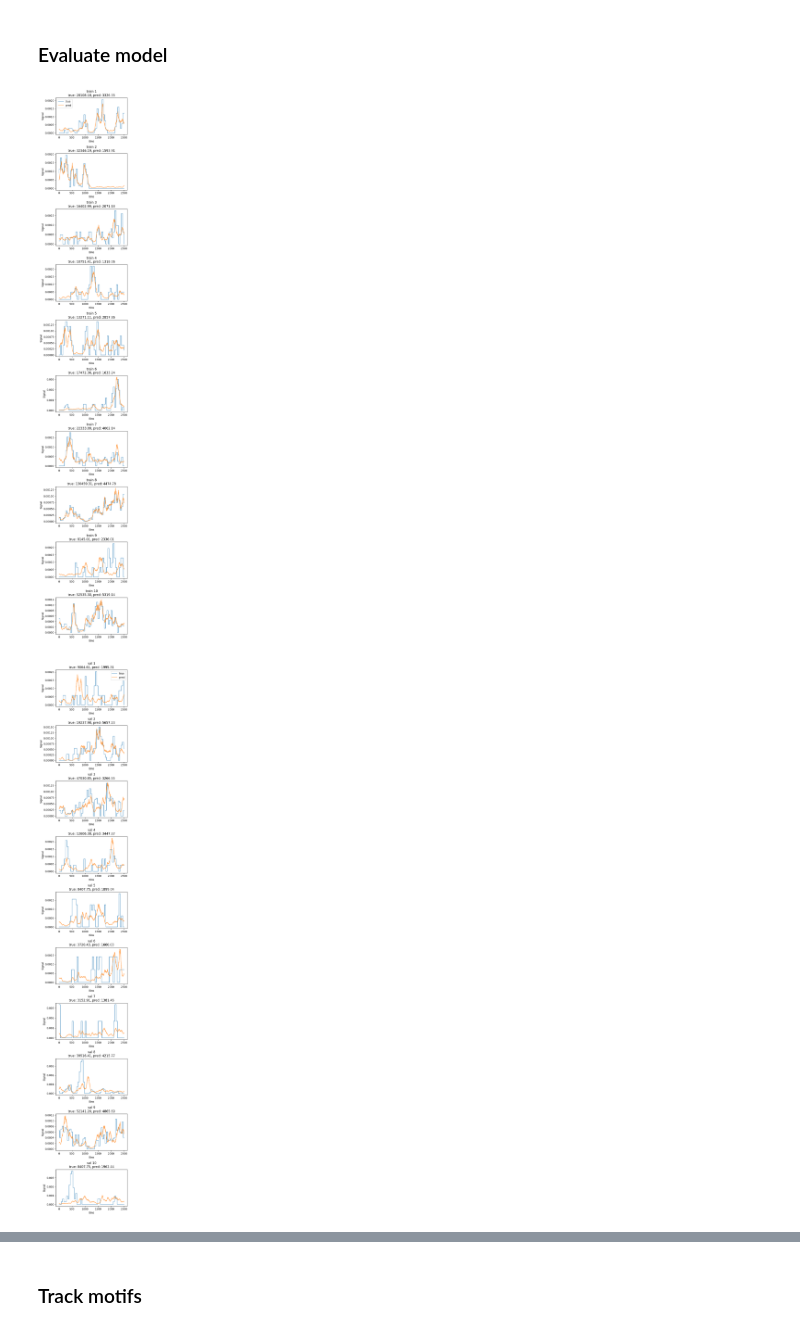
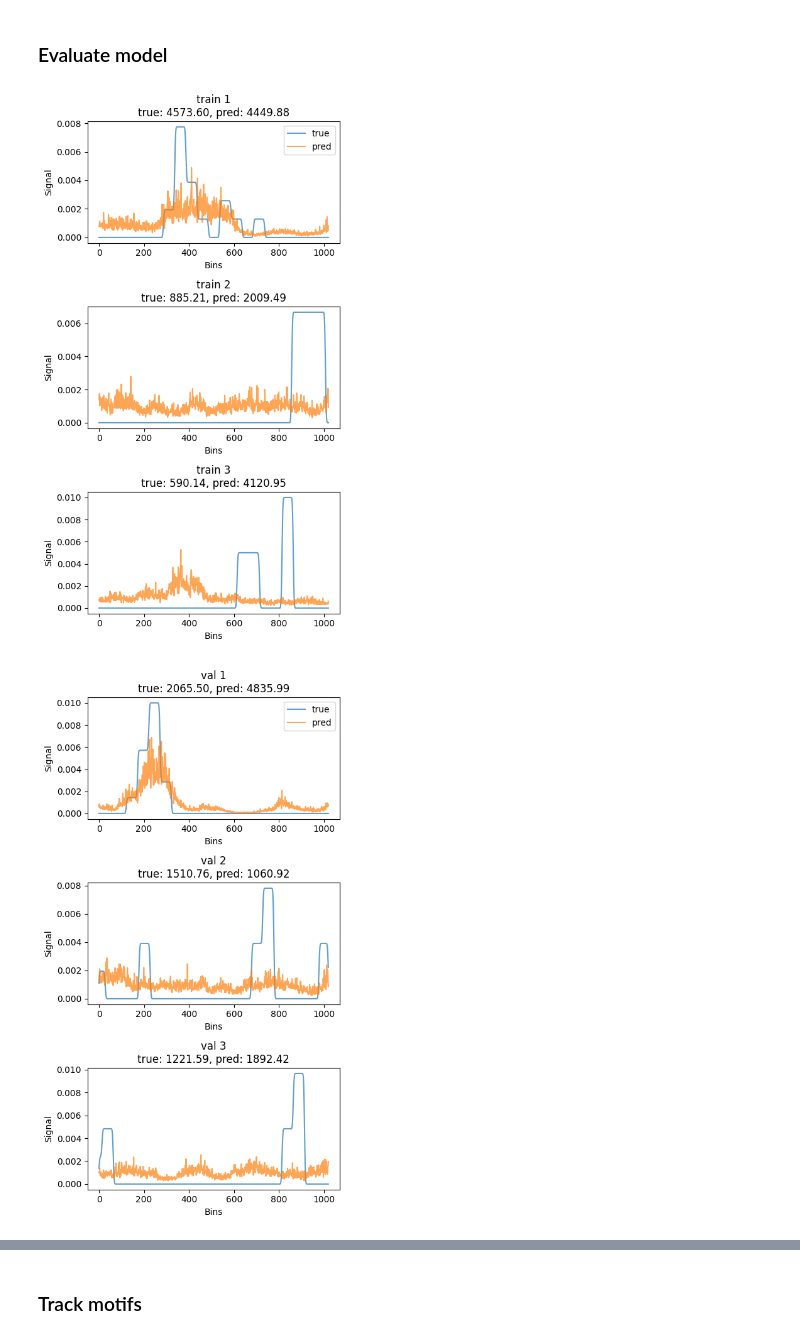
Before and after one commit to alw399/FACT, a Jupyter notebook: notebooks/train_seq.ipynb, the cells around one changed output, grey strips where cells are left out. Cells and saved outputs as stored; diff of their text form; code cells hidden in the pictures.

```diff
--- a/notebooks/train_seq.ipynb
+++ b/notebooks/train_seq.ipynb
@@ -189,9 +182,10 @@ model.val_loader = torch.load(f'../models/loaders/{model_name}_val.pt', weights_
 # %%
 visualize_split_predictions(
     model,
     device='cpu',
-    n_examples_per_split=10,
+    n_examples_per_split=3,
+    smooth_true=True
 )
 # %% [output]
-[figure, old version]
+[figure, new version]
-[figure, old version]
+[figure, new version]
```
Also changed, not shown: parts of 25 cells of this notebook, 4 other files.
